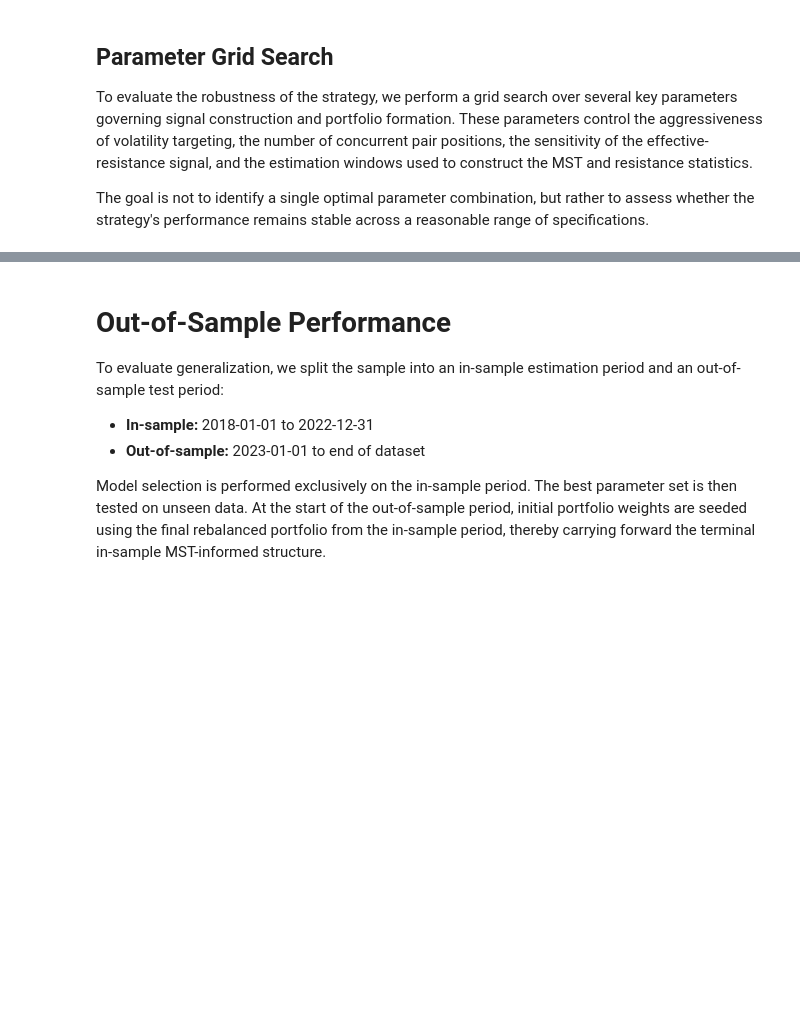
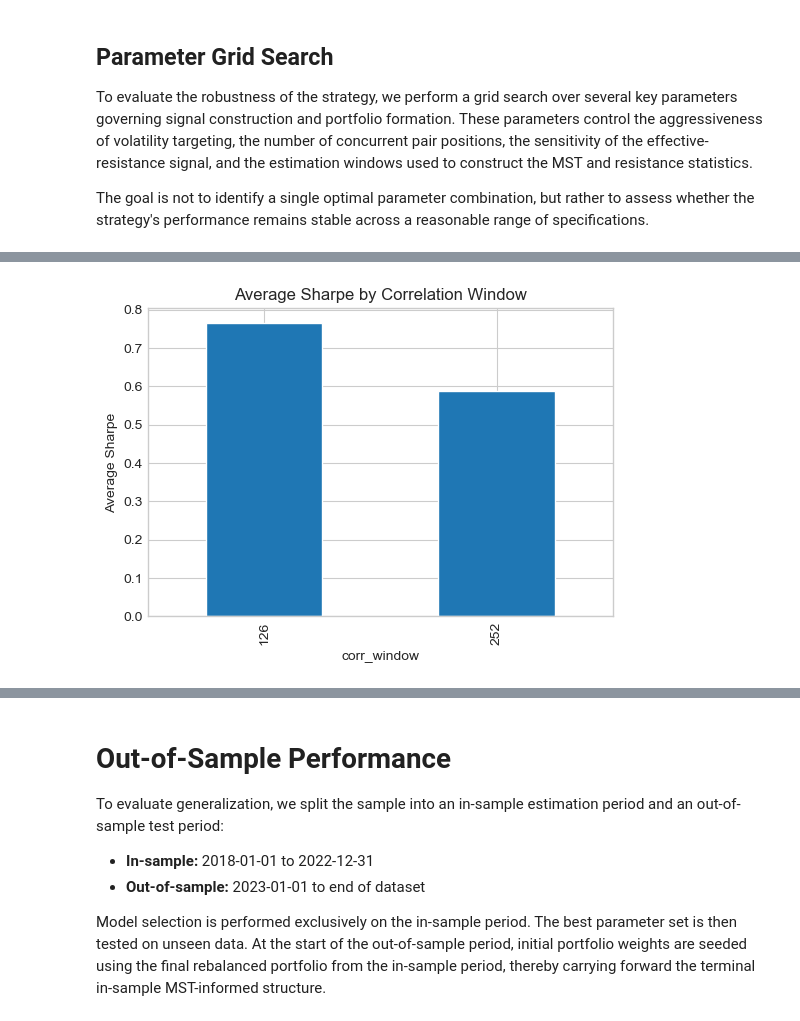
Before and after one commit to zaranip/qts-final-project, a Jupyter notebook: MST_Topology_Trading.ipynb, the cells around one changed output, grey strips where cells are left out. Saved outputs shown, nothing was run; the diff lists cells and outputs as text; code cells hidden in the pictures; blank space fills up the shorter version.

```diff
--- a/MST_Topology_Trading.ipynb
+++ b/MST_Topology_Trading.ipynb
@@ -1386,0 +1395,11 @@ The grid-search diagnostics highlight whether performance quality is concentrate
+# %%
+corr_summary = grid_results_df.groupby("corr_window")["Sharpe Ratio"].mean()
+
+plt.figure(figsize=(6,4))
+corr_summary.plot(kind="bar")
+plt.title("Average Sharpe by Correlation Window")
+plt.xlabel("corr_window")
+plt.ylabel("Average Sharpe")
+plt.show()
+# %% [output]
+[figure, added]
```
Also changed, not shown: parts of 21 cells of this notebook.
